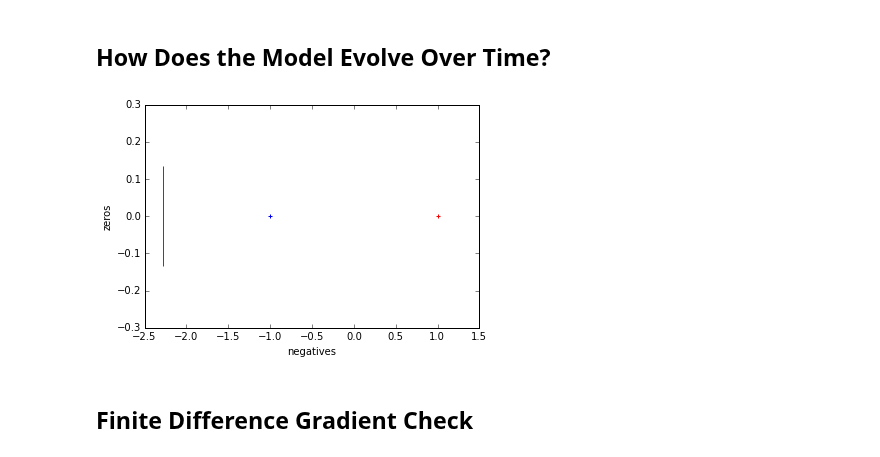
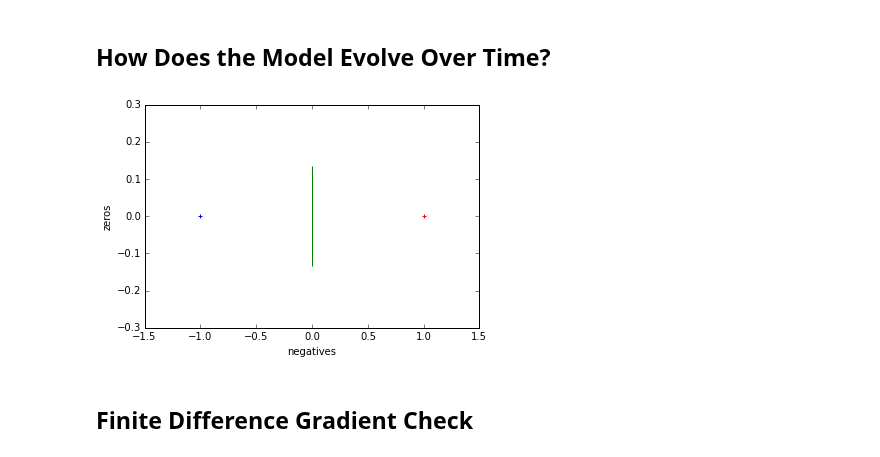
Before and after one commit to ebanner/cs393r_project, a Jupyter notebook: 1d/Softmax.ipynb, the cells around one changed output. Drawn from its saved outputs; the diff is of its cells as text; code cells hidden in the pictures.

```diff
--- a/1d/Softmax.ipynb
+++ b/1d/Softmax.ipynb
@@ -108,9 +126,20 @@ estimates = list(explode())
+# %%
+from data.softmax import xs_train, ys_train
+
+sm = Softmax(xs_train, ys_train, learning_rate=0.01, regularizer=.1, batch_size=1, inspect=True)
+
+def states(iters):
+    for _ in range(iters):
+        sm.step()
+        yield sm.info
+
+states = list(states(5000))
 # %% [markdown]
 ## Plot the Weights!
 # %%
-df = pd.DataFrame(estimates, columns=Params._fields)
+df = pd.DataFrame(states, columns=Model._fields)
 
-axes = df[['w1', 'w2', 'b1', 'b2', 'loss']].plot()
+axes = df[['w1', 'w2', 'b1', 'b2']].plot()
 axes.xaxis.grid(b=True)
 axes.yaxis.grid(b=True)
 # %% [output]
@@ -120,5 +149,6 @@ axes.yaxis.grid(b=True)
 # %%
-axes = df[['dw1', 'dw2', 'db1', 'db2', 'loss']].plot()
-axes.xaxis.grid(b=True)
-axes.yaxis.grid(b=True)
+axeses = df.groupby(['x', 'y'])[['loss']].plot()
+for axes in axeses:
+    axes.xaxis.grid(b=True)
+    axes.yaxis.grid(b=True)
 # %% [output]
@@ -125,0 +157,5 @@ axes.yaxis.grid(b=True)
+# %%
+axeses = df.groupby(['x', 'y'])[['score1', 'score2']].plot()
+for axes in axeses:
+    axes.xaxis.grid(b=True)
+    axes.yaxis.grid(b=True)
@@ -128,25 +188,25 @@ axes.yaxis.grid(b=True)
 # %%
 from ipywidgets import interact, fixed
 
-@interact(xs_train=fixed(xs_train), ys_train=fixed(ys_train), view_index=(0, len(estimates)), estimates=fixed(estimates))
-def plot(xs_train, ys_train, view_index, estimates):
-    ws, bs, _, _, _ = estimates[view_index]
+@interact(xs_train=fixed(xs_train), ys_train=fixed(ys_train), view_index=(0, len(states)), states=fixed(states))
+def plot(xs_train, ys_train, view_index, states):
+    state = states[view_index]
 
     # Get data into suitable form for plotting
     positives, negatives = xs_train[:len(xs_train)//2], xs_train[len(xs_train)//2:]
     df1 = pd.DataFrame({'positives': positives, 'negatives': negatives, 'zeros': np.zeros_like(positives)})
 
     # Solve for the decision boundary
-    decision = (bs[1]-bs[0]) / (ws[0]-ws[1])
+    decision = (state.b2-state.b1) / (state.w1-state.w2)
 
     ys = np.linspace(-.001,.001)
     df2 = pd.DataFrame({'x': [decision], 'y': [0]})
 
     axes = df2.plot(kind='scatter', x='x', y='y', color='g', marker='|', s=10000)
     axes = df1.plot(ax=axes, kind='scatter', x='positives', y='zeros', color='r', marker='+')
     df1.plot(ax=axes, kind='scatter', x='negatives', y='zeros', color='b', marker='+')
 # %% [output]
-[figure, old version]
+[figure, new version]
 # %% [markdown]
 ## Finite Difference Gradient Check
 # %%
```
Also changed, not shown: parts of 9 cells of this notebook.
